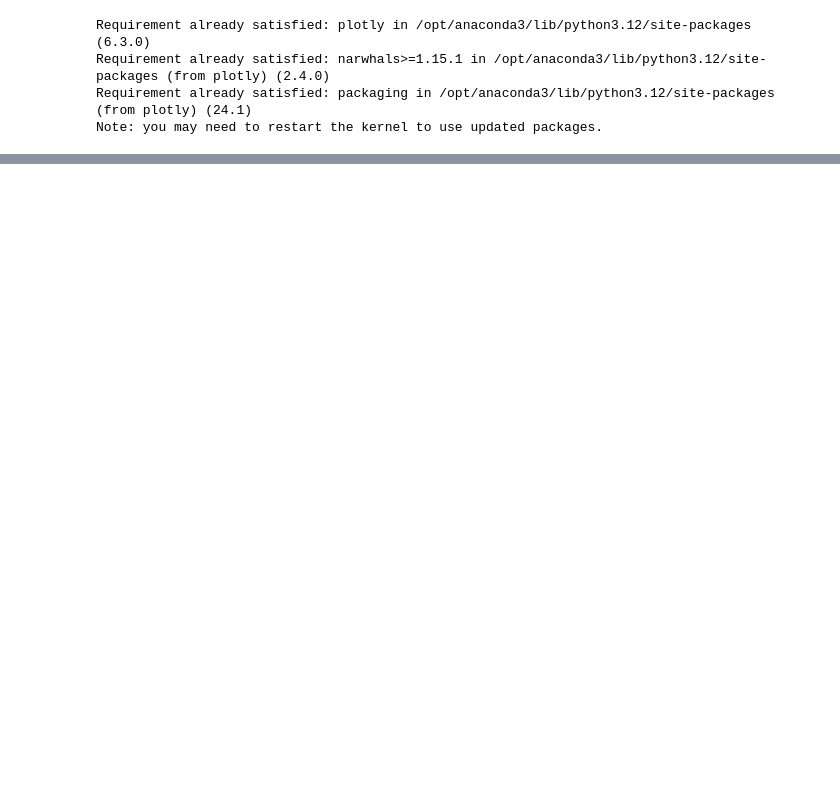
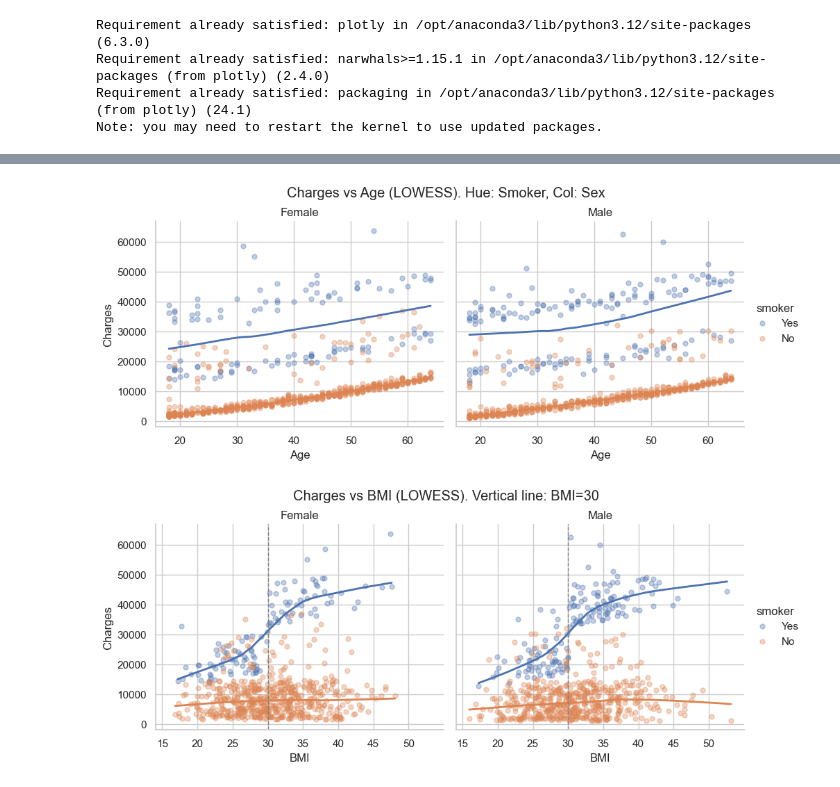
Before and after one commit to AnnaNeff/DI-Bootcamp, a Jupyter notebook: week4/day5/Hackatone_v.1.ipynb, the cells around one changed output, grey strips where cells are left out. Saved outputs shown, nothing was run; the diff lists cells and outputs as text; code cells hidden in the pictures; blank space fills up the shorter version.

```diff
--- a/week4/day5/Hackatone_v.1.ipynb
+++ b/week4/day5/Hackatone_v.1.ipynb
@@ -141,0 +261,33 @@ ModuleNotFoundError: No module named 'Squarify'
+# %%
+sns.set_theme(style="whitegrid", context="notebook")
+
+df_plot = df.copy()
+df_plot['smoker'] = df_plot['smoker'].replace({'yes': 'Smoker', 'no': 'Non-smoker'})
+df_plot['sex'] = df_plot['sex'].str.capitalize()  # Male/Female
+
+g = sns.lmplot(
+    data=df_plot, x="age", y="charges",
+    hue="smoker", col="sex",
+    lowess=True, scatter_kws={"alpha":0.35, "s":25}, line_kws={"lw":2},
+    height=4, aspect=1.2
+)
+g.set_axis_labels("Age", "Charges")
+g.set_titles(col_template="{col_name}")
+plt.suptitle("Charges vs Age (LOWESS). Hue: Smoker, Col: Sex", y=1.03)
+plt.show()
+
+g = sns.lmplot(
+    data=df_plot, x="bmi", y="charges",
+    hue="smoker", col="sex",
+    lowess=True, scatter_kws={"alpha":0.35, "s":25}, line_kws={"lw":2},
+    height=4, aspect=1.2
+)
+for ax in g.axes.flat:
+    ax.axvline(30, ls="--", lw=1, color="gray")
+g.set_axis_labels("BMI", "Charges")
+g.set_titles(col_template="{col_name}")
+plt.suptitle("Charges vs BMI (LOWESS). Vertical line: BMI=30", y=1.03)
+plt.show()
+# %% [output]
+[figure, added]
+[figure, added]
```
Also changed, not shown: parts of 11 cells of this notebook, 47 other files.
